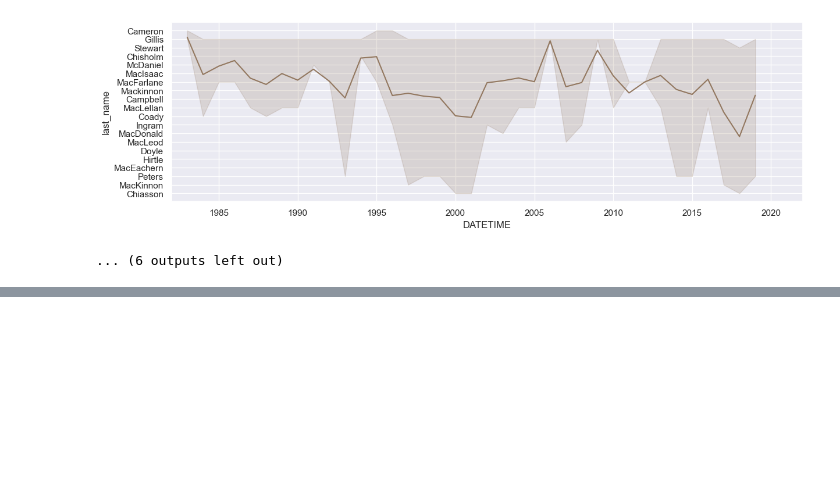
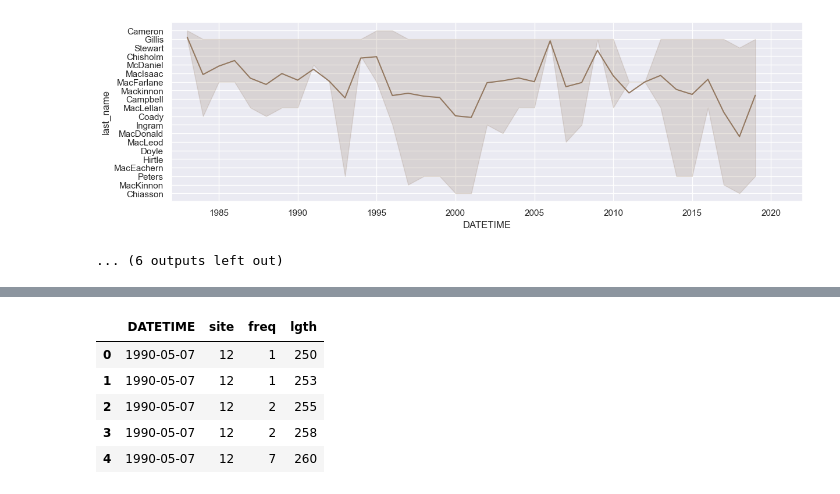
Before and after one commit to dfo-gulf-science/Gaspereau, a Jupyter notebook: 7. EDA length frequency and logbook.ipynb, the cells around one changed output, grey strips where cells are left out. Drawn from its saved outputs; the diff is of its cells as text; code cells hidden in the pictures; blank space fills up the shorter version.

```diff
--- a/7. EDA length frequency and logbook.ipynb
+++ b/7. EDA length frequency and logbook.ipynb
@@ -307,0 +307,10 @@ for i in range(i_max):
+# %%
+# LF bins
+df_LF[['DATETIME', 'site', 'freq', 'lgth']].head()
+# %% [output]
+|  | DATETIME | site | freq | lgth |
+| 0 | 1990-05-07 | 12 | 1 | 250 |
+| 1 | 1990-05-07 | 12 | 1 | 253 |
+| 2 | 1990-05-07 | 12 | 2 | 255 |
+| 3 | 1990-05-07 | 12 | 2 | 258 |
+| 4 | 1990-05-07 | 12 | 7 | 260 |
```
Also changed, not shown: parts of 16 cells of this notebook.
